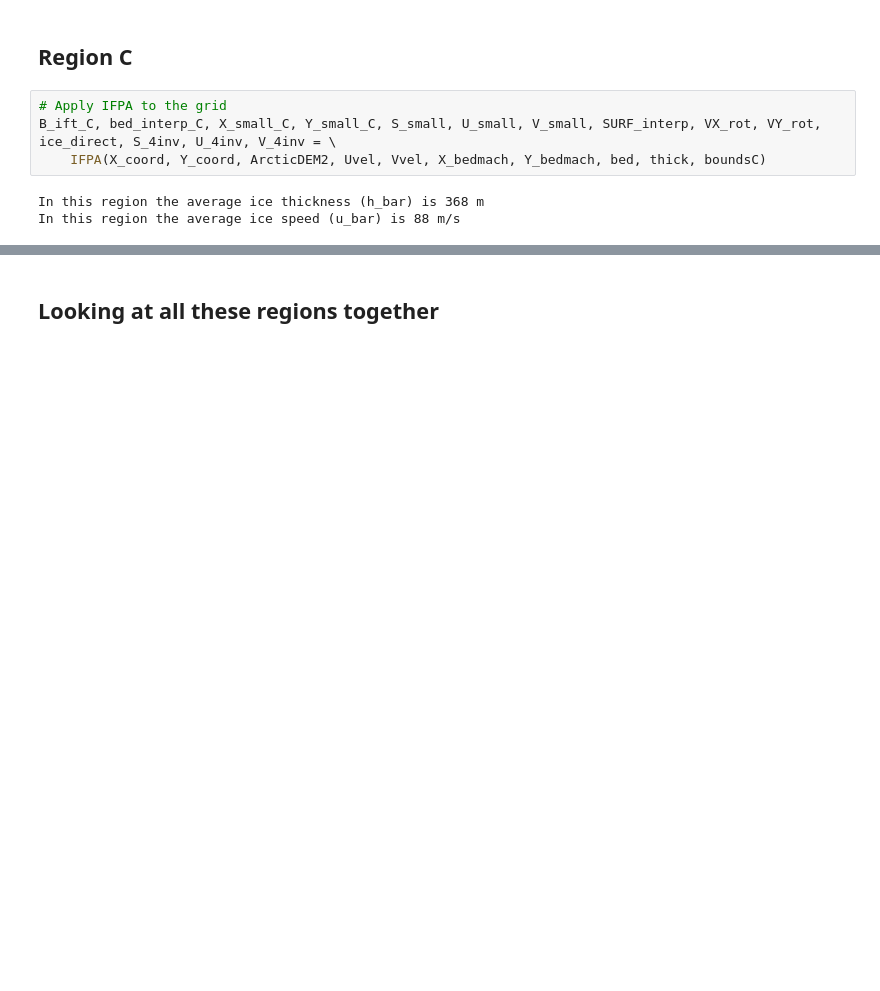
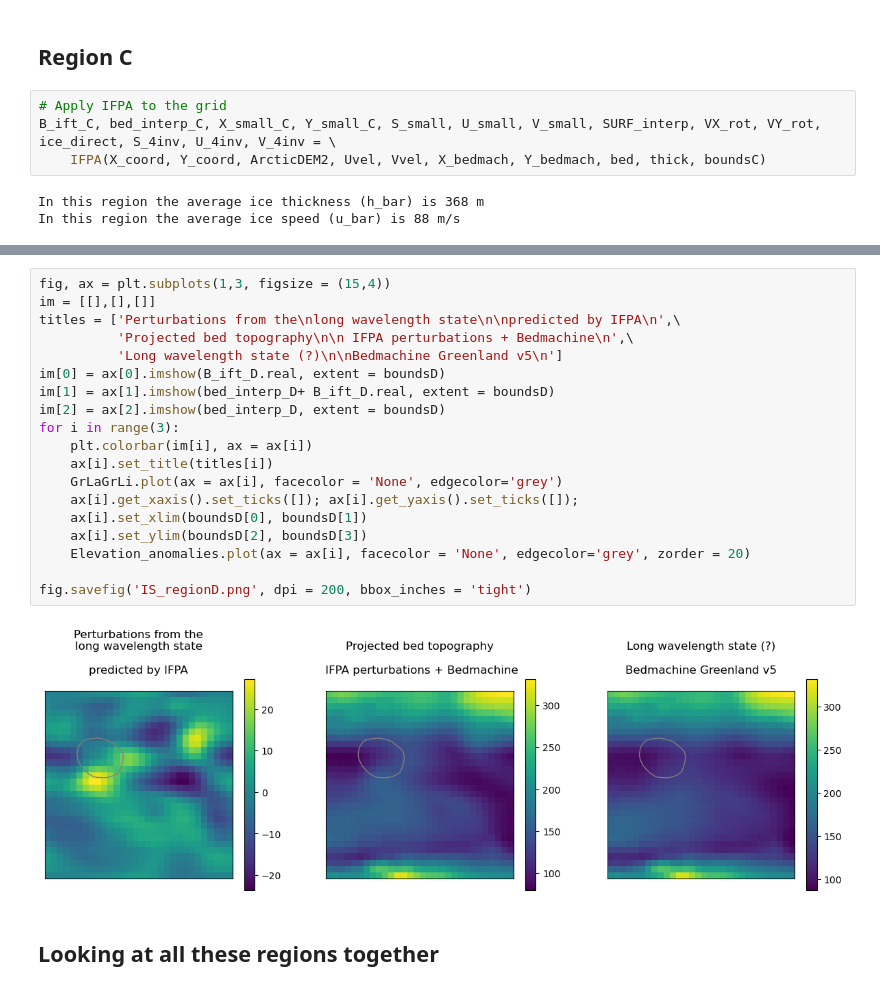
Before and after one commit to hockenden97/Inverting_ice_surface, a Jupyter notebook: IFPA_Isunguata_Sermia.ipynb, the cells around one changed output, grey strips where cells are left out. Cells and saved outputs as stored; diff of their text form; blank space fills up the shorter version.

```diff
--- a/IFPA_Isunguata_Sermia.ipynb
+++ b/IFPA_Isunguata_Sermia.ipynb
@@ -535,3 +569,24 @@ for i in range(3):
+# %%
+fig, ax = plt.subplots(1,3, figsize = (15,4))
+im = [[],[],[]]
+titles = ['Perturbations from the\nlong wavelength state\n\npredicted by IFPA\n',\
+          'Projected bed topography\n\n IFPA perturbations + Bedmachine\n',\
+          'Long wavelength state (?)\n\nBedmachine Greenland v5\n']
+im[0] = ax[0].imshow(B_ift_D.real, extent = boundsD)
+im[1] = ax[1].imshow(bed_interp_D+ B_ift_D.real, extent = boundsD)
+im[2] = ax[2].imshow(bed_interp_D, extent = boundsD)
+for i in range(3):
+    plt.colorbar(im[i], ax = ax[i])
+    ax[i].set_title(titles[i])
+    GrLaGrLi.plot(ax = ax[i], facecolor = 'None', edgecolor='grey')
+    ax[i].get_xaxis().set_ticks([]); ax[i].get_yaxis().set_ticks([]);
+    ax[i].set_xlim(boundsD[0], boundsD[1])
+    ax[i].set_ylim(boundsD[2], boundsD[3])
+    Elevation_anomalies.plot(ax = ax[i], facecolor = 'None', edgecolor='grey', zorder = 20)
+
+fig.savefig('IS_regionD.png', dpi = 200, bbox_inches = 'tight')
+# %% [output]
+[figure, added]
 # %% [markdown]
 ## Looking at all these regions together ##
 # %%
```
Also changed, not shown: parts of 10 cells of this notebook.
